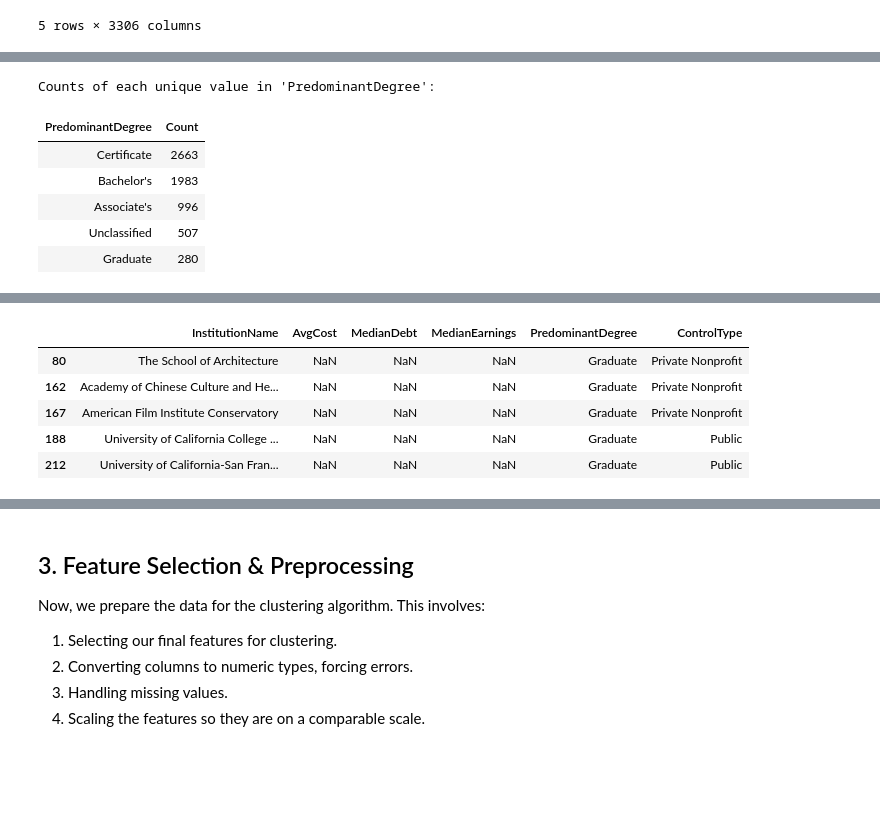
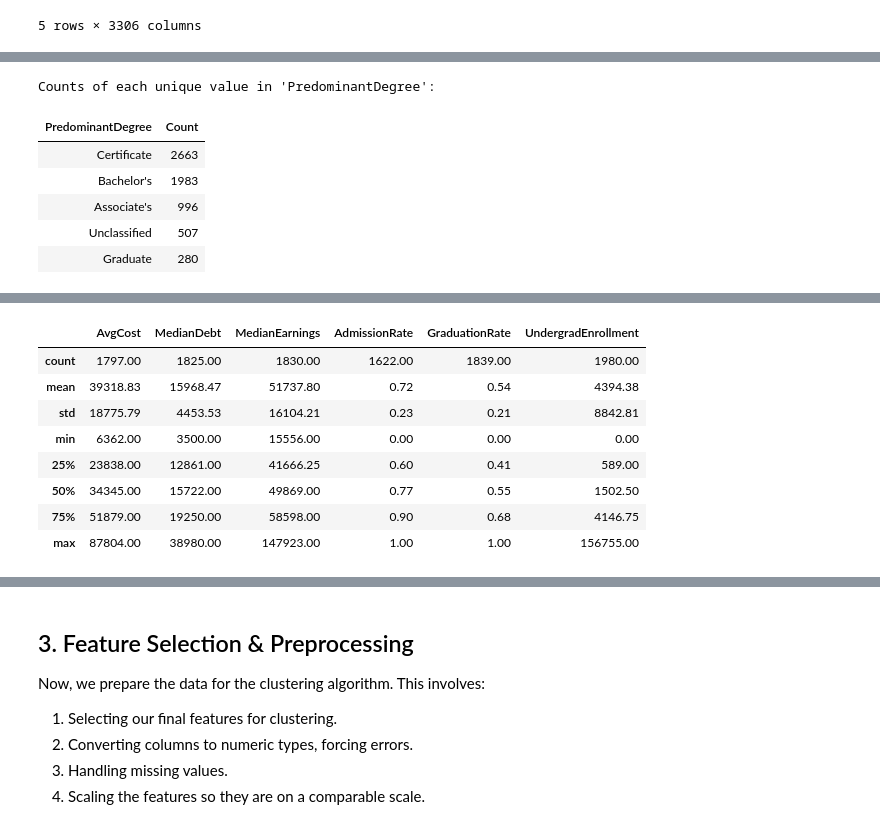
Before and after one commit to BenGoBlue05/college-scorecard-analysis, a Jupyter notebook: notebooks/institution_clustering.ipynb, the cells around one changed output, grey strips where cells are left out. Drawn from its saved outputs; the diff is of its cells as text; code cells hidden in the pictures; blank space fills up the shorter version.

Commit message:
clean up nb

```diff
--- a/notebooks/institution_clustering.ipynb
+++ b/notebooks/institution_clustering.ipynb
@@ -67,7 +70,10 @@ feature_map = {
     'DEBT_MDN': 'MedianDebt',
     'MD_EARN_WNE_P8': 'MedianEarnings',
     'PREDDEG': 'PredominantDegree',
-    'CONTROL': 'ControlType'
+    'CONTROL': 'ControlType',
+    'ADM_RATE': 'AdmissionRate',
+    'C150_4': 'GraduationRate',
+    'UGDS': 'UndergradEnrollment',
 }
 
 # Select only the columns we need
@@ -99,28 +105,26 @@ if not df_eda.empty:
     pred_deg_counts.columns = ['PredominantDegree', 'Count']
     display(pred_deg_counts.style.hide(axis="index"))
 
-
-    print("\nSample Institution Names for Each Degree Type:")
-    for degree, group in df_eda.groupby('PredominantDegree'):
-        print(f"\nDegree Type: {degree}")
-        display(group.head(5))
-
 # Filter for institutions with PredominantDegree == "Bachelors"
 df_bachelors = df_eda[df_eda['PredominantDegree'] == "Bachelor's"]
-df_bachelors.head()
+print("\nFiltered DataFrame for Bachelor's degree institutions:")
+display(df_bachelors.head())
 
 if not df_bachelors.empty:
-    print(f"\nNumber of institutions offering Bachelor's degrees: {df_bachelors.shape[0]}")
 
-    print("\nCounts of each unique value in 'ControlType':")
+    print("\nCounts of each unique value in 'ControlType' with median enrollment:")
     # Display value counts as a DataFrame for nicer formatting
     control_counts = df_bachelors['ControlType'].value_counts(dropna=False).reset_index()
     control_counts.columns = ['ControlType', 'Count']
-    display(control_counts.style.hide(axis="index"))
 
-    for control, group in df_bachelors.groupby('ControlType'):
-        print(f"\nControl Type: {control}")
-        display(group.head(5))
+    # Display median undergraduate enrollment for each control type
+    median_enrollment = df_bachelors.groupby('ControlType')['UndergradEnrollment'].median().reset_index()
+    median_enrollment.columns = ['ControlType', 'MedianEnrollment']
+    # Format Enrollment to one decimal place
+    median_enrollment['MedianEnrollment'] = median_enrollment['MedianEnrollment'].map(lambda x: f"{x:.1f}")
+
+    merged_control = pd.merge(control_counts, median_enrollment, on='ControlType', how='outer')
+    display(merged_control.style.hide(axis="index"))
 
 
 # Count rows with missing values in any of the key columns
@@ -139,38 +143,11 @@ display(missing_table)
 df_bachelors.head()
 
 print("\nSummary statistics of key features:")
-display(df_bachelors.head())
-display(df_bachelors.describe())
-
-with warnings.catch_warnings():
-        # Visualize the distributions of the key numerical features (for df_bachelors)
-
-        warnings.simplefilter("ignore")
-        fig, axes = plt.subplots(1, 3, figsize=(18, 5))
-        fig.suptitle('Distribution of Key Financial Metrics', fontsize=16)
-
-        sns.histplot(df_bachelors['AvgCost'], kde=True, ax=axes[0], color='skyblue')
-        axes[0].set_title('Average Cost of Attendance')
-
-        sns.histplot(df_bachelors['MedianDebt'], kde=True, ax=axes[1], color='salmon')
-        axes[1].set_title('Median Student Debt')
-
-        sns.histplot(df_bachelors['MedianEarnings'], kde=True, ax=axes[2], color='lightgreen')
-        axes[2].set_title('Median Earnings 8 Yrs After Entry')
-
-        plt.tight_layout(rect=[0, 0.03, 1, 0.95])
-        plt.show()
-
-        # Visualize the relationship between features using a pairplot (for df_bachelors)
-        print("\nPairwise relationships between features:")
-        # We'll drop rows with missing values for this plot to get a clean visualization
-        sns.pairplot(
-            df_bachelors.dropna(),
-            kind='reg',
-            plot_kws={'line_kws': {'color': 'red', 'lw': 1}, 'scatter_kws': {'alpha': 0.5, 's': 20}}
-        )
-        plt.suptitle('Pairwise Relationships of Key Metrics (Bachelors)', y=1.02)
-        plt.show()
+# Display summary statistics with all decimals formatted to 2 decimal points
+with pd.option_context('display.precision', 2):
+    desc = df_bachelors.describe()
+    desc.loc['count'] = desc.loc['count'].astype(int)
+    display(desc.map(lambda x: f"{x:.2f}" if isinstance(x, float) else x))
 # %% [output]
 Counts of each unique value in 'PredominantDegree':
 | PredominantDegree | Count |
@@ -206,6 +178,9 @@ Degree Type: Graduate
-|  | InstitutionName | AvgCost | MedianDebt | MedianEarnings | PredominantDegree | ControlType |
-| 80 | The School of Architecture | NaN | NaN | NaN | Graduate | Private Nonprofit |
-| 162 | Academy of Chinese Culture and He... | NaN | NaN | NaN | Graduate | Private Nonprofit |
-| 167 | American Film Institute Conservatory | NaN | NaN | NaN | Graduate | Private Nonprofit |
-| 188 | University of California College ... | NaN | NaN | NaN | Graduate | Public |
-| 212 | University of California-San Fran... | NaN | NaN | NaN | Graduate | Public |
+|  | AvgCost | MedianDebt | MedianEarnings | AdmissionRate | GraduationRate | UndergradEnrollment |
+| count | 1797.00 | 1825.00 | 1830.00 | 1622.00 | 1839.00 | 1980.00 |
+| mean | 39318.83 | 15968.47 | 51737.80 | 0.72 | 0.54 | 4394.38 |
+| std | 18775.79 | 4453.53 | 16104.21 | 0.23 | 0.21 | 8842.81 |
+| min | 6362.00 | 3500.00 | 15556.00 | 0.00 | 0.00 | 0.00 |
+| 25% | 23838.00 | 12861.00 | 41666.25 | 0.60 | 0.41 | 589.00 |
+| 50% | 34345.00 | 15722.00 | 49869.00 | 0.77 | 0.55 | 1502.50 |
+| 75% | 51879.00 | 19250.00 | 58598.00 | 0.90 | 0.68 | 4146.75 |
+| max | 87804.00 | 38980.00 | 147923.00 | 1.00 | 1.00 | 156755.00 |
```
Also changed, not shown: parts of 8 cells of this notebook.
